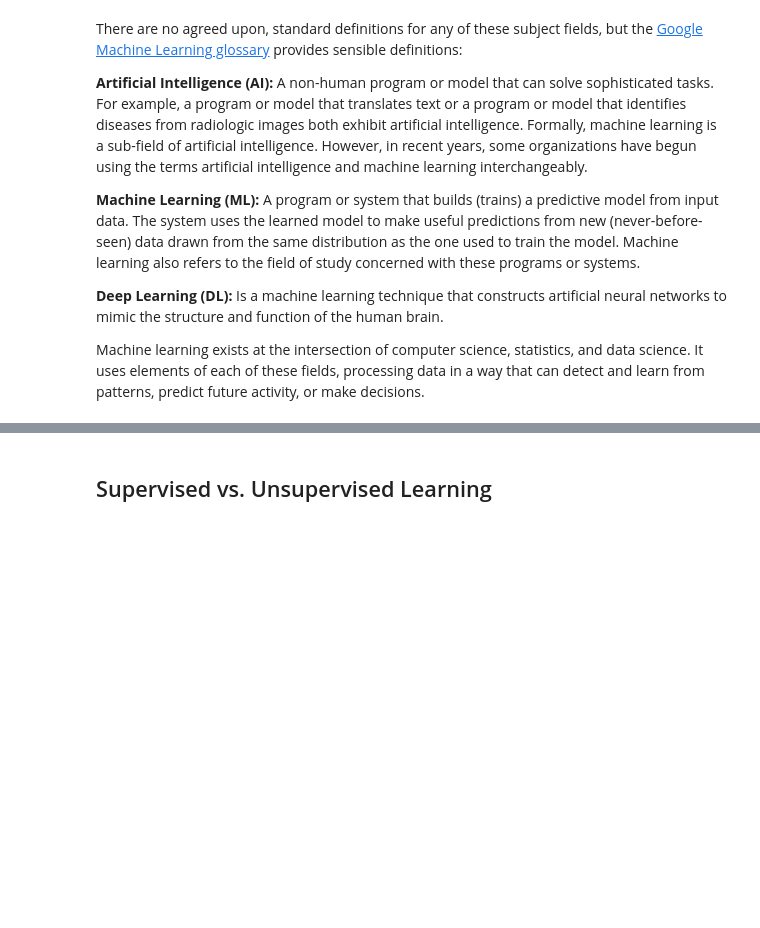
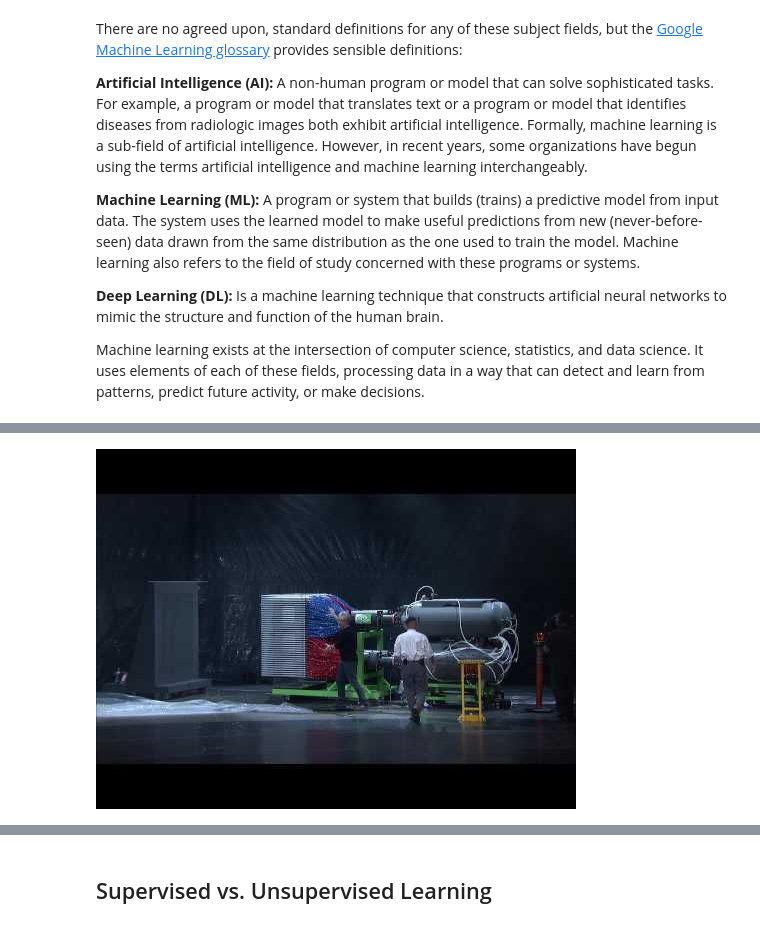
Before and after one commit to adambaskerville/ProgrammingForChemists, a Jupyter notebook: Session7_MachineLearning.ipynb, the cells around one changed output, grey strips where cells are left out. Saved outputs shown, nothing was run; the diff lists cells and outputs as text; code cells hidden in the pictures; blank space fills up the shorter version.

```diff
--- a/Session7_MachineLearning.ipynb
+++ b/Session7_MachineLearning.ipynb
@@ -42,0 +51,5 @@ Machine learning exists at the intersection of computer science, statistics, and
+# %%
+from IPython.display import YouTubeVideo
+YouTubeVideo('-P28LKWTzrI')
+# %% [output]
+[figure, added]
```
Also changed, not shown: parts of 19 cells of this notebook, 3 other files.
